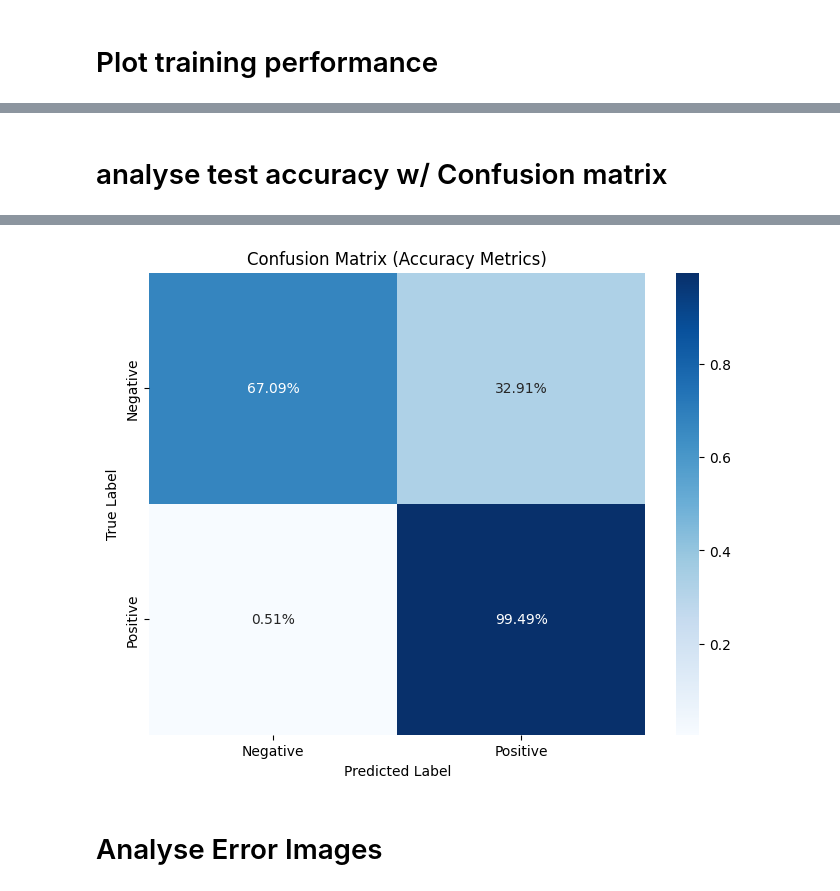
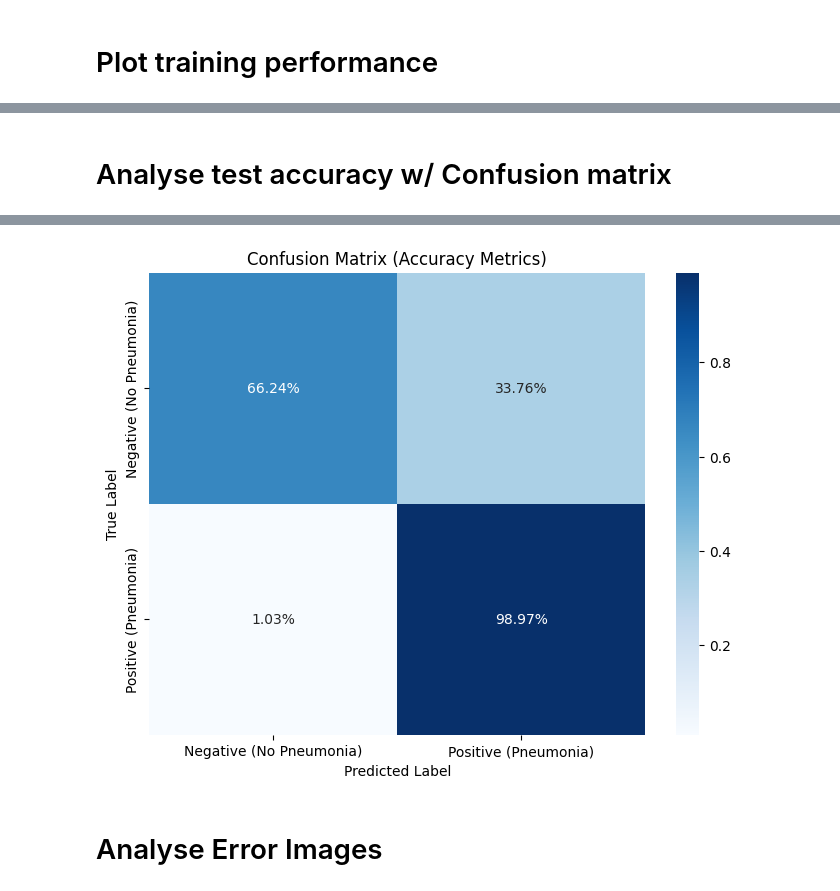
Before and after one commit to sgno28/AML_assignment_23_24, a Jupyter notebook: A/task_a.ipynb, the cells around one changed output, grey strips where cells are left out. Saved outputs shown, nothing was run; the diff lists cells and outputs as text; code cells hidden in the pictures.

```diff
--- a/A/task_a.ipynb
+++ b/A/task_a.ipynb
@@ -120,23 +120,18 @@ test_labels_shape:  (624, 2)
 # Create CNN model
 # %%
 model = tf.keras.models.Sequential([
-    # Convolutional layer: Extracts features from the input images
-    tf.keras.layers.Conv2D(filters=32, kernel_size=(3, 3), activation='relu', input_shape=train_images.shape[1:]),
+    tf.keras.layers.Conv2D(filters=32, kernel_size=(3, 3), activation='relu', input_shape=train_images_exp.shape[1:]),
     tf.keras.layers.MaxPooling2D(pool_size=(2, 2)),
-
-    # Another Convolutional layer
     tf.keras.layers.Conv2D(filters=64, kernel_size=(3, 3), activation='relu'),
     tf.keras.layers.MaxPooling2D(pool_size=(2, 2)),
-
-    # Flatten the output of the convolutional layers
     tf.keras.layers.Flatten(),
-
-    # Fully connected layer: Computes the final output scores
     tf.keras.layers.Dense(64, activation='relu'),
-
-    # Output layer: Has a number of neurons equal to the number of classes, with a softmax activation function
-    tf.keras.layers.Dense(len(train_labels[0]), activation='softmax')
+    tf.keras.layers.Dense(len(test_labels_conv[0]), activation='softmax')
 ])
 
 model.summary()
+
+model.compile(optimizer='adam',
+              loss='categorical_crossentropy',
+              metrics=['accuracy'])
 # %% [output]
@@ -166,6 +155,6 @@ model.compile(optimizer='adam',
 # %% [markdown]
 # Train model
 # %%
-history = model.fit(train_images, train_labels, epochs=30, validation_data=(val_images, val_labels))
+history = model.fit(train_images_exp, train_labels_conv, epochs=30, validation_data=(val_images_exp, val_labels_conv))
 # %% [output]
 Epoch 1/30
@@ -214,37 +203,31 @@ plt.show()
 # %% [markdown]
-# analyse test accuracy w/ Confusion matrix
+# Analyse test accuracy w/ Confusion matrix
 # %%
-from sklearn.metrics import confusion_matrix, ConfusionMatrixDisplay
+from sklearn.metrics import confusion_matrix
 import seaborn as sns
 
-
-test_loss, test_acc = model.evaluate(test_images, test_labels)
+test_loss, test_acc = model.evaluate(test_images_exp, test_labels_conv)
 print("Test accuracy:", test_acc)
 
-# Predict classes
-predicted_classes = np.argmax(model.predict(test_images), axis=1)
-true_classes = np.argmax(test_labels, axis=1)
+predicted_classes = np.argmax(model.predict(test_images_exp), axis=1)
+true_classes = np.argmax(test_labels_conv, axis=1)
 
-# Generate the confusion matrix
 cm = confusion_matrix(true_classes, predicted_classes)
 
-# Normalize the confusion matrix
-TP = cm[1, 1]
 TN = cm[0, 0]
 FP = cm[0, 1]
 FN = cm[1, 0]
+TP = cm[1, 1]
 
-# Calculate accuracy metrics
-TP_rate = TP / (TP + FN)
 TN_rate = TN / (TN + FP)
 FP_rate = FP / (TN + FP)
 FN_rate = FN / (TP + FN)
+TP_rate = TP / (TP + FN)
 
 cm_normalized = np.array([[TN_rate, FP_rate], [FN_rate, TP_rate]])
 
-# Plot the confusion matrix
 plt.figure(figsize=(8, 6))
-sns.heatmap(cm_normalized, annot=True, fmt='.2%', cmap='Blues', xticklabels=['Negative', 'Positive'], yticklabels=['Negative', 'Positive'])
+sns.heatmap(cm_normalized, annot=True, fmt='.2%', cmap='Blues', xticklabels=['Negative (No Pneumonia)', 'Positive (Pneumonia)'], yticklabels=['Negative (No Pneumonia)', 'Positive (Pneumonia)'])
 plt.xlabel('Predicted Label')
 plt.ylabel('True Label')
 plt.title('Confusion Matrix (Accuracy Metrics)')
@@ -256,4 +239,4 @@ Test accuracy: 0.8733974099159241
-[figure, old version]
+[figure, new version]
 # %% [markdown]
 # Analyse Error Images
 # %%
```
Also changed, not shown: parts of 22 cells of this notebook, 1 other file.
